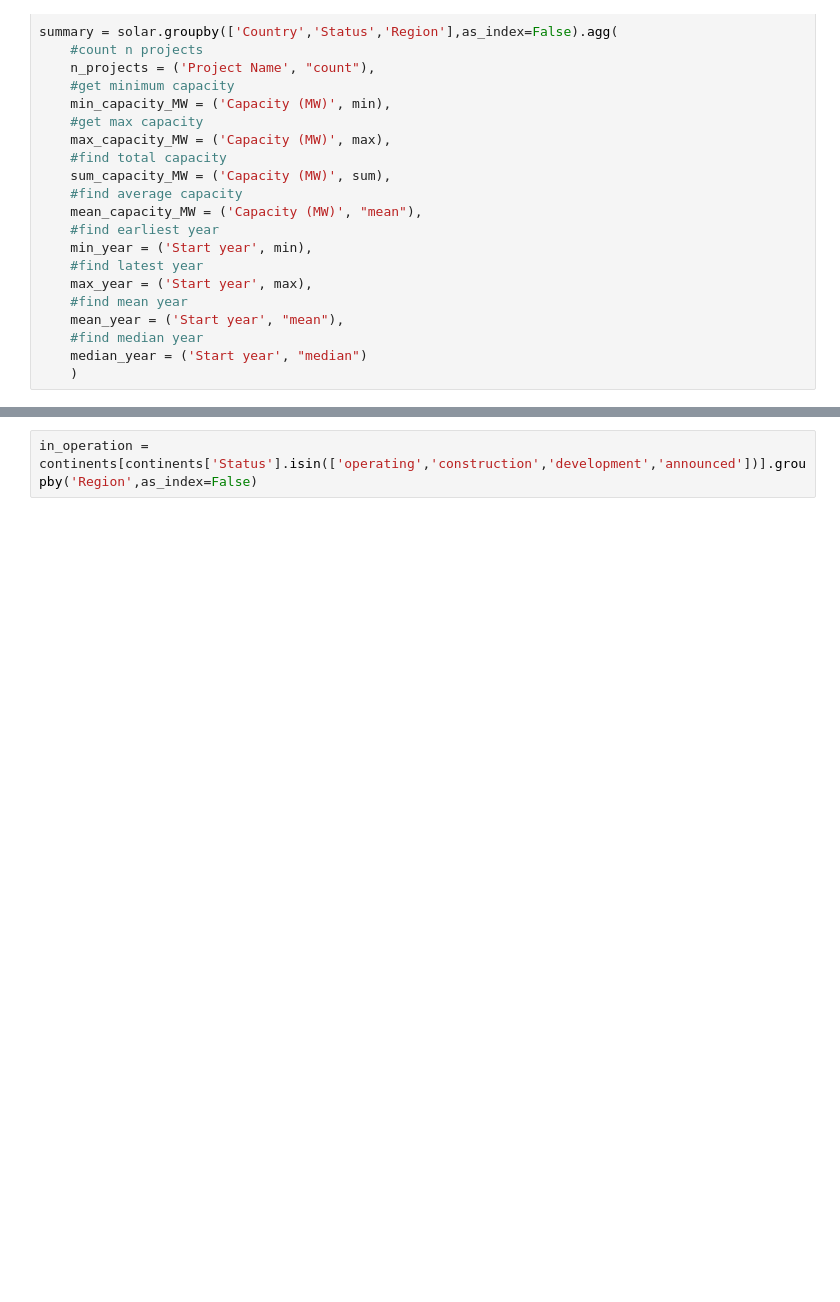
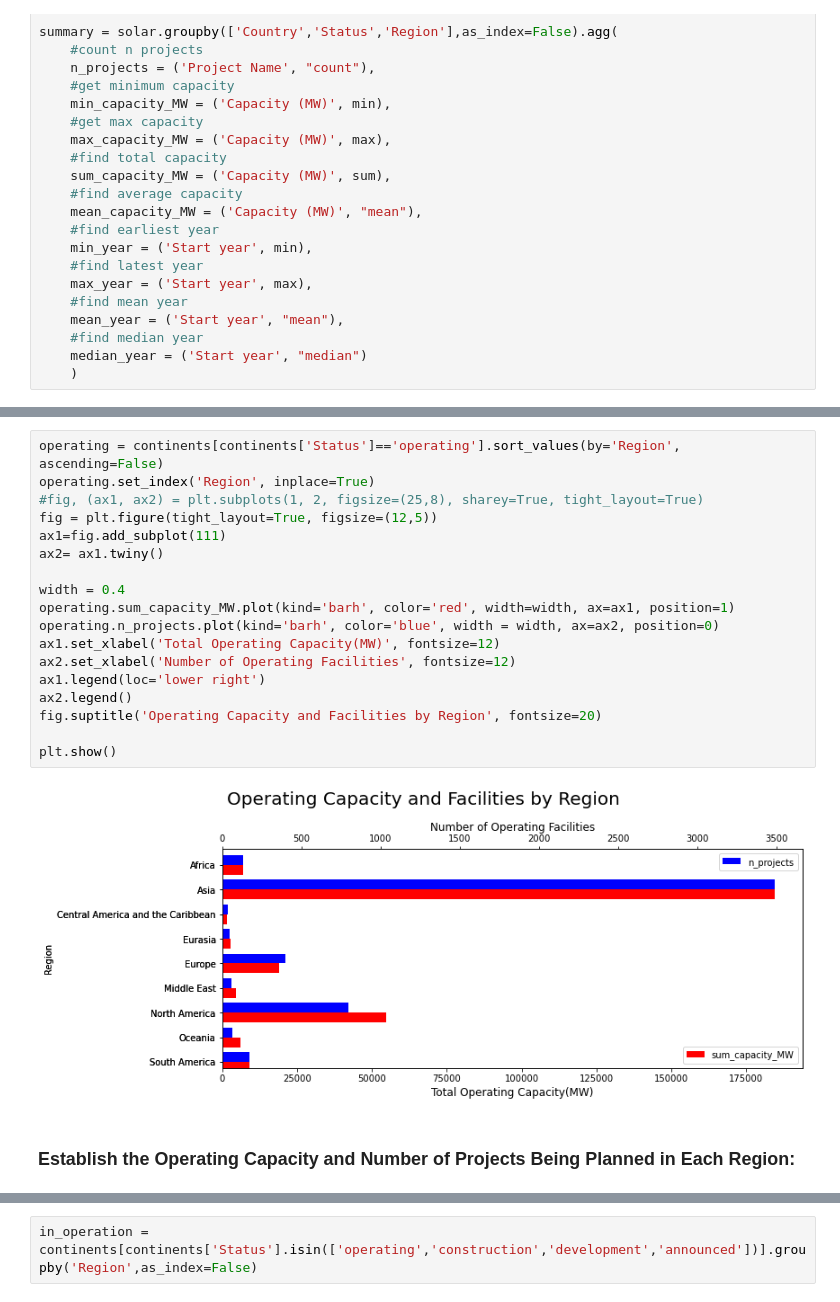
Before and after one commit to caitlinruble/Springboard, a Jupyter notebook: Assignments/Data Storytelling/Global Solar Power Analysis.ipynb, the cells around one changed output, grey strips where cells are left out. Saved outputs shown, nothing was run; the diff lists cells and outputs as text; blank space fills up the shorter version.

```diff
--- a/Assignments/Data Storytelling/Global Solar Power Analysis.ipynb
+++ b/Assignments/Data Storytelling/Global Solar Power Analysis.ipynb
@@ -170,0 +137,22 @@ Text(0.5, 0, 'Operating Capacity Announced Facilities (MW)')
+# %%
+operating = continents[continents['Status']=='operating'].sort_values(by='Region', ascending=False)
+operating.set_index('Region', inplace=True)
+#fig, (ax1, ax2) = plt.subplots(1, 2, figsize=(25,8), sharey=True, tight_layout=True)
+fig = plt.figure(tight_layout=True, figsize=(12,5))
+ax1=fig.add_subplot(111)
+ax2= ax1.twiny()
+
+width = 0.4
+operating.sum_capacity_MW.plot(kind='barh', color='red', width=width, ax=ax1, position=1)
+operating.n_projects.plot(kind='barh', color='blue', width = width, ax=ax2, position=0)
+ax1.set_xlabel('Total Operating Capacity(MW)', fontsize=12)
+ax2.set_xlabel('Number of Operating Facilities', fontsize=12)
+ax1.legend(loc='lower right')
+ax2.legend()
+fig.suptitle('Operating Capacity and Facilities by Region', fontsize=20)
+
+plt.show()
+# %% [output]
+[figure, added]
+# %% [markdown]
+### Establish the Operating Capacity and Number of  Projects Being Planned in Each Region:
```
Also changed, not shown: parts of 20 cells of this notebook.
